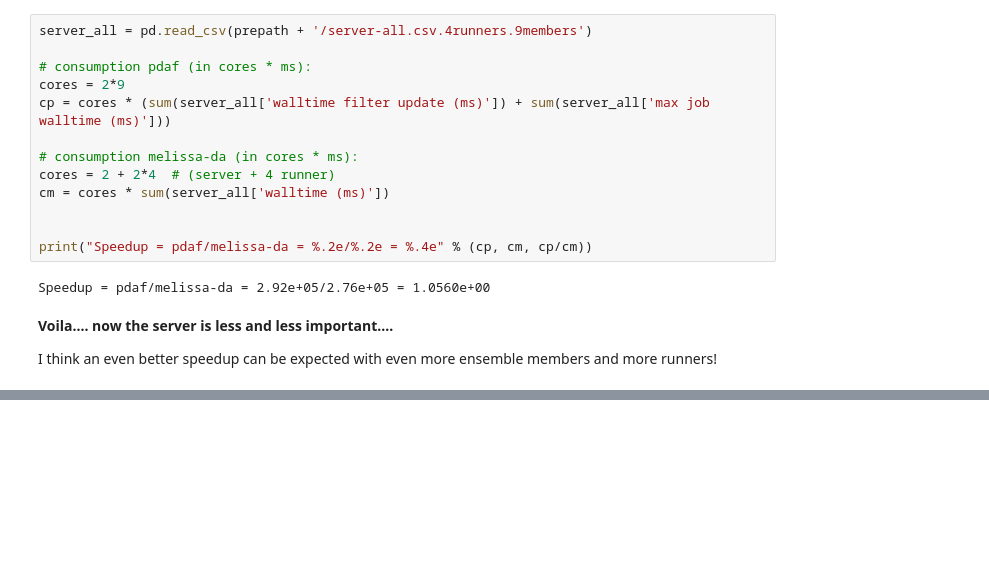
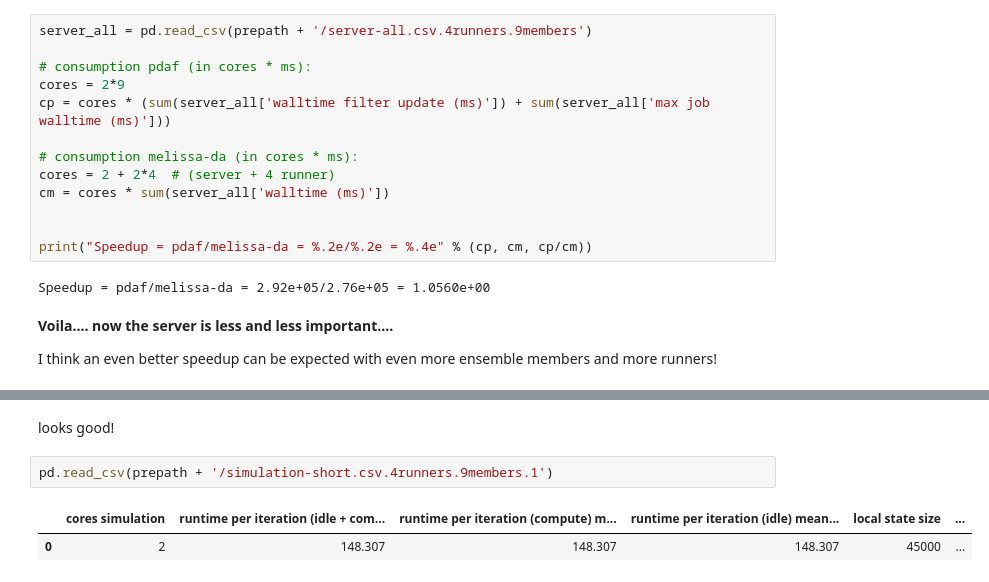
Before and after one commit to kellekai-jira/Fugaku-Particle-Filter, a Jupyter notebook: examples/parflow-pure/Runtime-Measurement-Validation.ipynb, the cells around one changed output, grey strips where cells are left out. Drawn from its saved outputs; the diff is of its cells as text; blank space fills up the shorter version.

```diff
--- a/examples/parflow-pure/Runtime-Measurement-Validation.ipynb
+++ b/examples/parflow-pure/Runtime-Measurement-Validation.ipynb
@@ -208,0 +307,7 @@ I think an even better speedup can be expected with even more ensemble members a
+# %% [markdown]
+looks good!
+# %%
+pd.read_csv(prepath + '/simulation-short.csv.4runners.9members.1')
+# %% [output]
+|  | cores simulation | runtime per iteration (idle + com... | runtime per iteration (compute) m... | runtime per iteration (idle) mean... | local state size | ... |
+| 0 | 2 | 148.307 | 148.307 | 148.307 | 45000 | ... |
```
Also changed, not shown: parts of 15 cells of this notebook, 1 other file.
